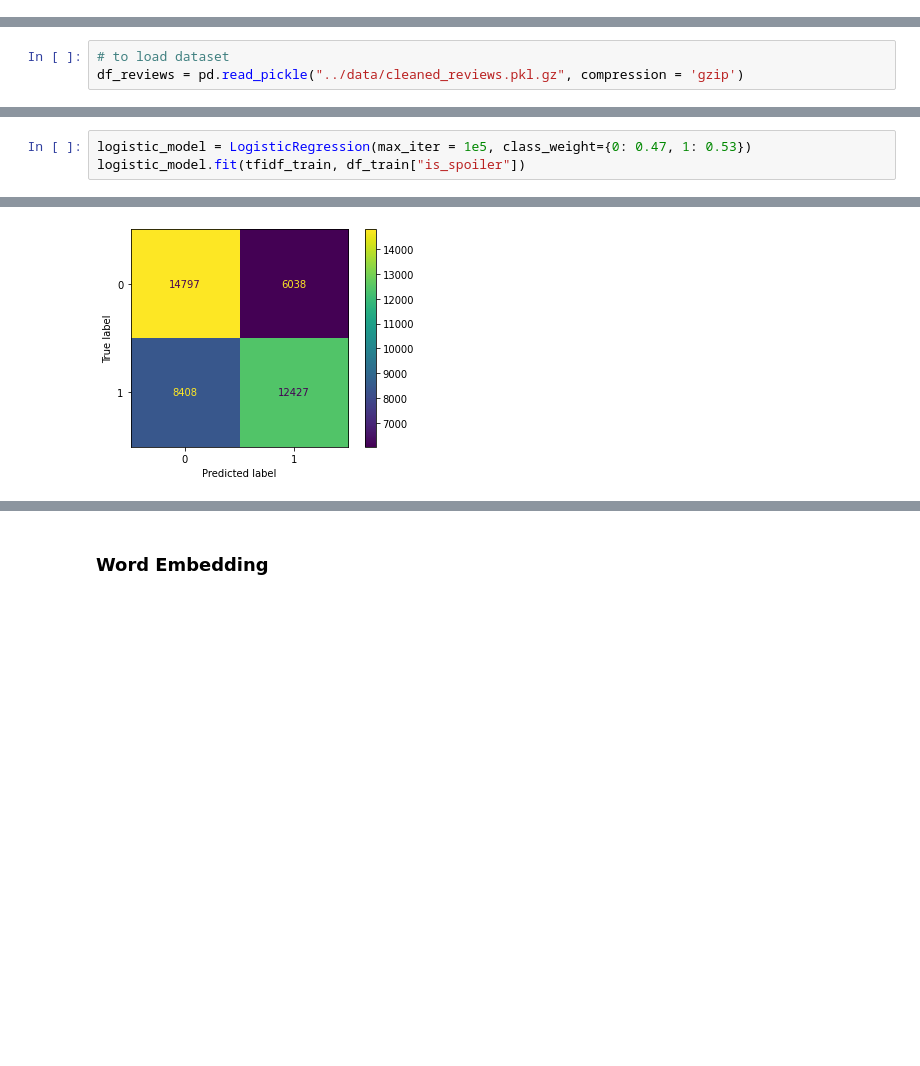
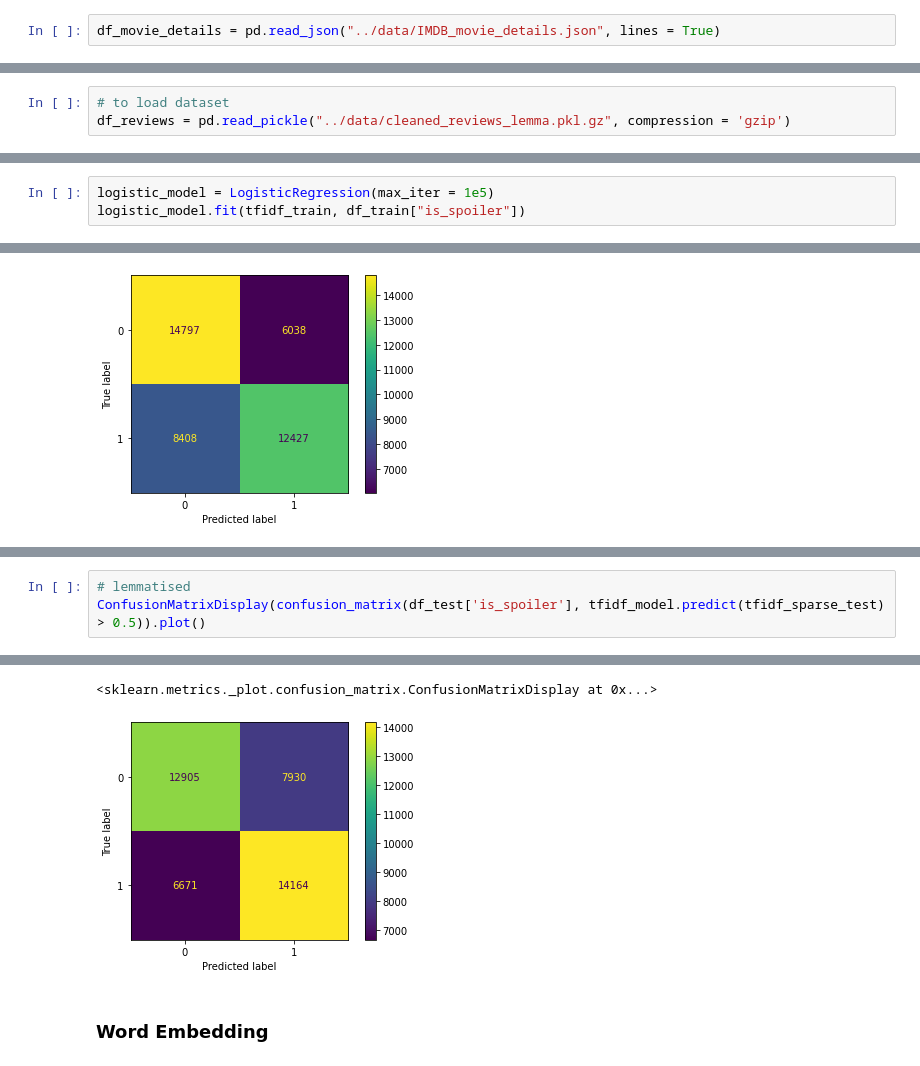
Before and after one commit to vincentaurellio/CS3244, a Jupyter notebook: src/Baseline Model.ipynb, the cells around one changed output, grey strips where cells are left out. Drawn from its saved outputs; the diff is of its cells as text; blank space fills up the shorter version.

Commit message:
updated final model and evaluation

```diff
--- a/src/Baseline Model.ipynb
+++ b/src/Baseline Model.ipynb
@@ -17,3 +17,5 @@ import string
 # load datasets given
 df_movie_details = pd.read_json("../data/IMDB_movie_details.json", lines = True)
 df_reviews = pd.read_json("../data/IMDB_reviews.json", lines = True)
+# %%
+df_movie_details = pd.read_json("../data/IMDB_movie_details.json", lines = True)
@@ -62,6 +101,6 @@ df_reviews.to_pickle("../data/cleaned_reviews.pkl.gz", compression = 'gzip')
 # %%
 # to load dataset
-df_reviews = pd.read_pickle("../data/cleaned_reviews.pkl.gz", compression = 'gzip')
+df_reviews = pd.read_pickle("../data/cleaned_reviews_lemma.pkl.gz", compression = 'gzip')
 # %% [markdown]
 ### Undersample non-spoiler movies
 # %%
@@ -167,6 +226,6 @@ tfidfvectorizer = TfidfVectorizer()
 tfidf_train = tfidfvectorizer.fit_transform(df_train['text_tokenized'])
 tfidf_test = tfidfvectorizer.transform(df_test['text_tokenized'])
 # %%
-logistic_model = LogisticRegression(max_iter = 1e5, class_weight={0: 0.47, 1: 0.53})
+logistic_model = LogisticRegression(max_iter = 1e5)
 logistic_model.fit(tfidf_train, df_train["is_spoiler"])
 # %% [output]
@@ -254,0 +334,4 @@ ConfusionMatrixDisplay(confusion_matrix(df_test['is_spoiler'], tfidf_model.predi
+# %%
+# lemmatised
+ConfusionMatrixDisplay(confusion_matrix(df_test['is_spoiler'], tfidf_model.predict(tfidf_sparse_test) > 0.5)).plot()
+# %% [output]
@@ -255,3 +339,5 @@ ConfusionMatrixDisplay(confusion_matrix(df_test['is_spoiler'], tfidf_model.predi
+<sklearn.metrics._plot.confusion_matrix.ConfusionMatrixDisplay at 0x...>
+[figure, added]
 # %% [markdown]
 ### Word Embedding
 # %%
```
Also changed, not shown: parts of 16 cells of this notebook.
